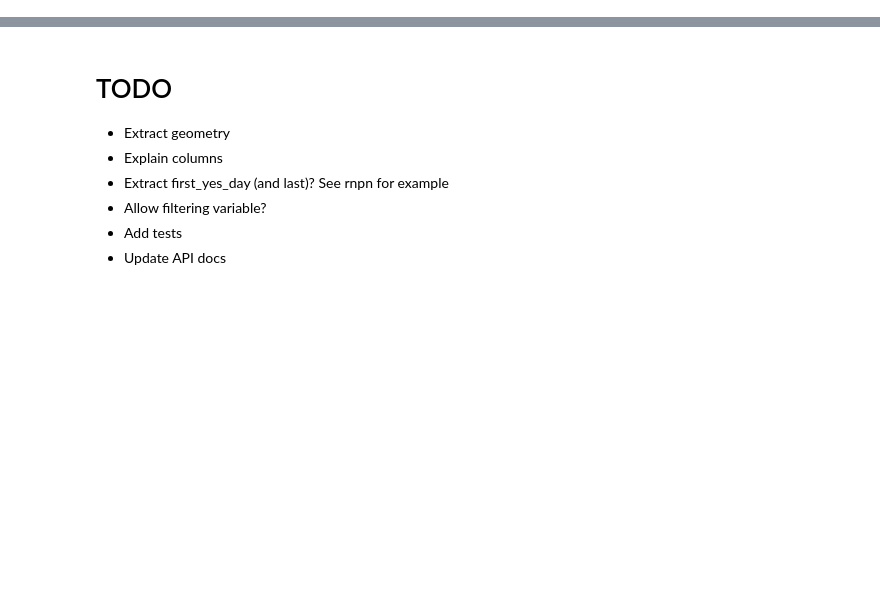
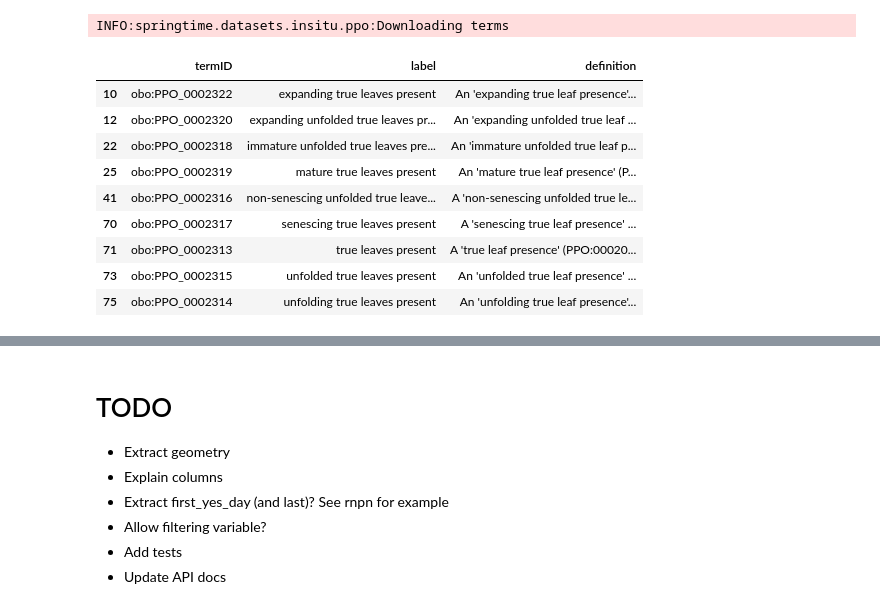
Before and after one commit to phenology/springtime, a Jupyter notebook: docs/notebooks/user_guide/datasets/ppo.ipynb, the cells around one changed output, grey strips where cells are left out. Saved outputs shown, nothing was run; the diff lists cells and outputs as text; code cells hidden in the pictures; blank space fills up the shorter version.

```diff
--- a/docs/notebooks/user_guide/datasets/ppo.ipynb
+++ b/docs/notebooks/user_guide/datasets/ppo.ipynb
@@ -10,0 +31,19 @@ See [dataset documentation](https://github.com/PlantPhenoOntology/ppo/blob/maste
+# %%
+from springtime.datasets.insitu.ppo import ppo_get_terms
+
+terms = ppo_get_terms()
+# %% [output]
+INFO:springtime.datasets.insitu.ppo:Downloading terms
+# %%
+terms.query("label.str.contains('true leaves present')")
+# %% [output]
+|  | termID | label | definition |
+| 10 | obo:PPO_0002322 | expanding true leaves present | An 'expanding true leaf presence'... |
+| 12 | obo:PPO_0002320 | expanding unfolded true leaves pr... | An 'expanding unfolded true leaf ... |
+| 22 | obo:PPO_0002318 | immature unfolded true leaves pre... | An 'immature unfolded true leaf p... |
+| 25 | obo:PPO_0002319 | mature true leaves present | An 'mature true leaf presence' (P... |
+| 41 | obo:PPO_0002316 | non-senescing unfolded true leave... | A 'non-senescing unfolded true le... |
+| 70 | obo:PPO_0002317 | senescing true leaves present | A 'senescing true leaf presence' ... |
+| 71 | obo:PPO_0002313 | true leaves present | A 'true leaf presence' (PPO:00020... |
+| 73 | obo:PPO_0002315 | unfolded true leaves present | An 'unfolded true leaf presence' ... |
+| 75 | obo:PPO_0002314 | unfolding true leaves present | An 'unfolding true leaf presence'... |
```
Also changed, not shown: parts of 22 cells of this notebook, 5 other files.
